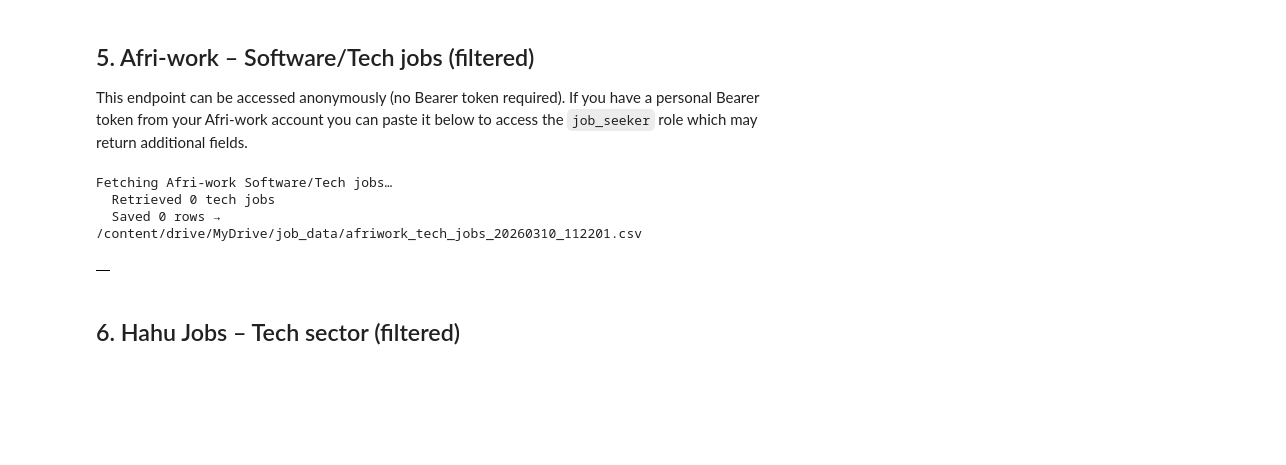
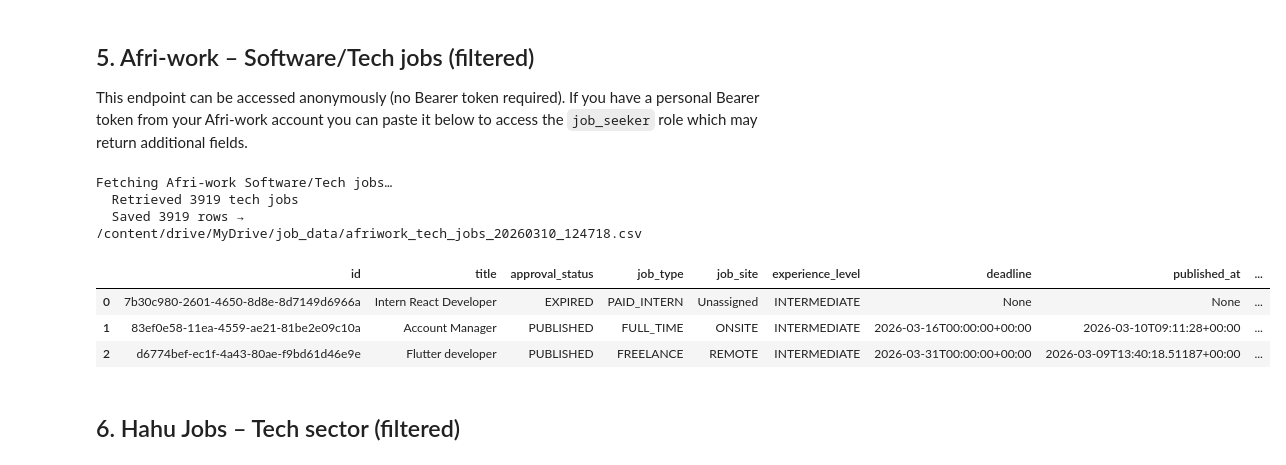
Before and after one commit to VentureScope/Data-ML, a Jupyter notebook: afriwork_hahu_scraper.ipynb, the cells around one changed output. Saved outputs shown, nothing was run; the diff lists cells and outputs as text; code cells hidden in the pictures; blank space fills up the shorter version.

```diff
--- a/afriwork_hahu_scraper.ipynb
+++ b/afriwork_hahu_scraper.ipynb
@@ -223,37 +222,40 @@ if AFRIWORK_BEARER_TOKEN:
 else:
     # Fall back to anonymous role
     AFRIWORK_HEADERS_TECH = AFRIWORK_HEADERS_ANON
 
 AFRIWORK_VARIABLES_TECH = {
     "offset": 0,
     "orderCondition": {"published_at": "desc"},
     "whereCondition": {
         "sectors": {
             "sector": {
-                "name": {"_eq": "Software design and Development"}
+                "name": {"_eq": "Software Design & Development"}
             }
         }
     },
 }
 
 print("Fetching Afri-work Software/Tech jobs…")
 aw_tech_data = run_graphql_query(
     AFRIWORK_URL,
     AFRIWORK_QUERY,
     AFRIWORK_VARIABLES_TECH,
     AFRIWORK_HEADERS_TECH,
 )
 aw_tech_jobs = aw_tech_data["data"]["jobs"]
 print(f"  Retrieved {len(aw_tech_jobs)} tech jobs")
 
 df_aw_tech = pd.DataFrame([flatten_afriwork_job(j) for j in aw_tech_jobs])
 save_csv(df_aw_tech, timestamp_filename("afriwork_tech_jobs"))
 df_aw_tech.head(3)
 # %% [output]
 Fetching Afri-work Software/Tech jobs…
-  Retrieved 0 tech jobs
-  Saved 0 rows → /content/drive/MyDrive/job_data/afriwork_tech_jobs_20260310_112201.csv
+  Retrieved 3919 tech jobs
+  Saved 3919 rows → /content/drive/MyDrive/job_data/afriwork_tech_jobs_20260310_124718.csv
-|  |
+|  | id | title | approval_status | job_type | job_site | experience_level | deadline | published_at | ... |
+| 0 | 7b30c980-2601-4650-8d8e-8d7149d6966a | Intern React Developer | EXPIRED | PAID_INTERN | Unassigned | INTERMEDIATE | None | None | ... |
+| 1 | 83ef0e58-11ea-4559-ae21-81be2e09c10a | Account Manager | PUBLISHED | FULL_TIME | ONSITE | INTERMEDIATE | 2026-03-16T00:00:00+00:00 | 2026-03-10T09:11:28+00:00 | ... |
+| 2 | d6774bef-ec1f-4a43-80ae-f9bd61d46e9e | Flutter developer | PUBLISHED | FREELANCE | REMOTE | INTERMEDIATE | 2026-03-31T00:00:00+00:00 | 2026-03-09T13:40:18.51187+00:00 | ... |
 # %% [markdown]
 ## 6. Hahu Jobs – Tech sector (filtered)
 # %%
```
Also changed, not shown: parts of 5 cells of this notebook.
